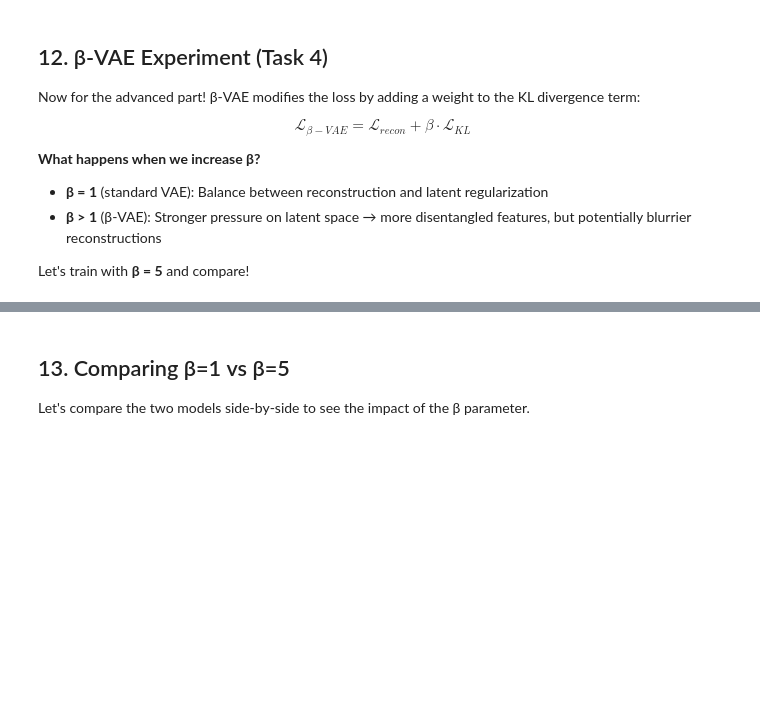
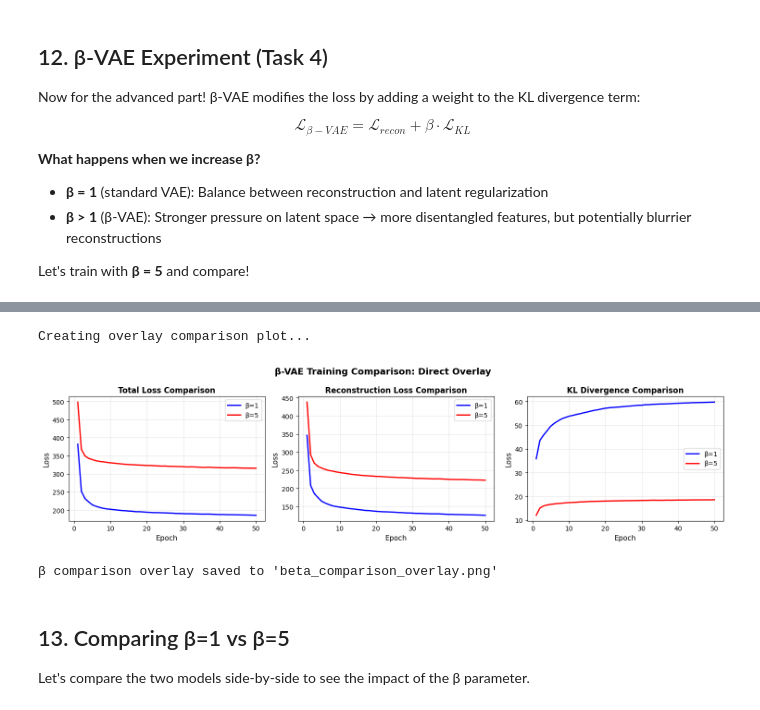
Before and after one commit to mahanteshimath/GEN_AI_A1, a Jupyter notebook: M25AI2134_assign_1.ipynb, the cells around one changed output, grey strips where cells are left out. Cells and saved outputs as stored; diff of their text form; code cells hidden in the pictures; blank space fills up the shorter version.

```diff
--- a/M25AI2134_assign_1.ipynb
+++ b/M25AI2134_assign_1.ipynb
@@ -636,3 +687,11 @@ TRAINING β-VAE (β = 5)
+# %%
+# Plot overlay comparison of both models
+print("Creating overlay comparison plot...")
+plot_beta_comparison(history_beta1, history_beta5)
+# %% [output]
+Creating overlay comparison plot...
+[figure, added]
+β comparison overlay saved to 'beta_comparison_overlay.png'
 # %% [markdown]
 ## 13. Comparing β=1 vs β=5
 
```
Also changed, not shown: parts of 21 cells of this notebook, 1 other file.
